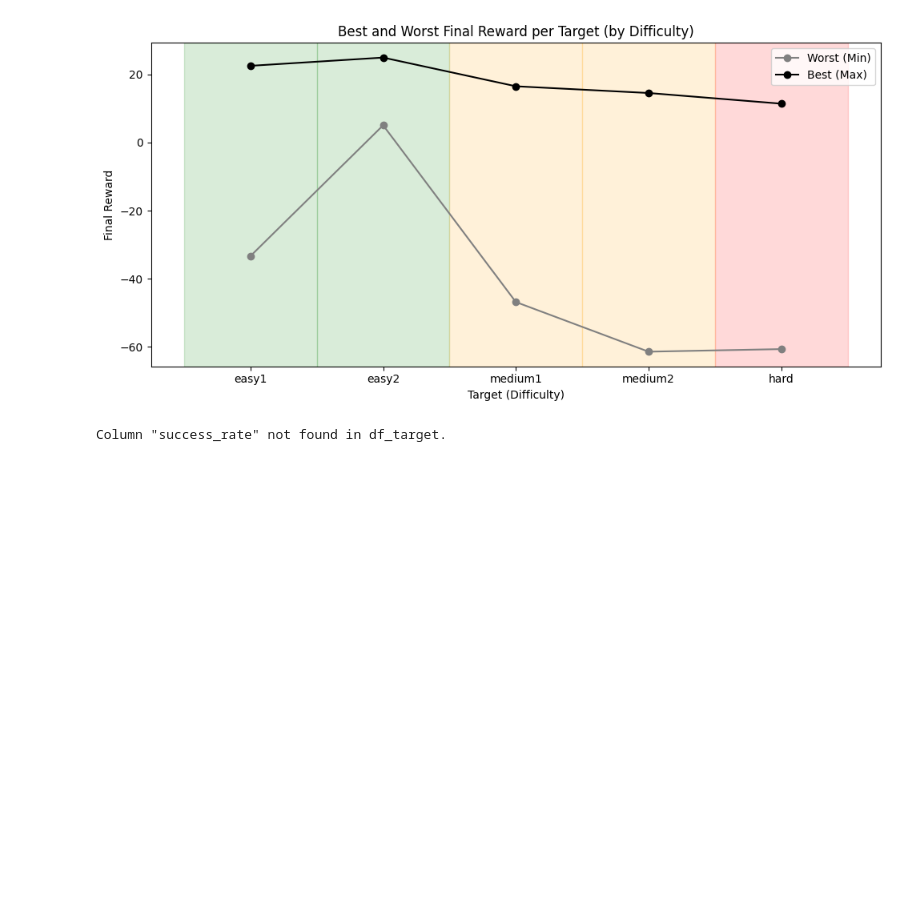
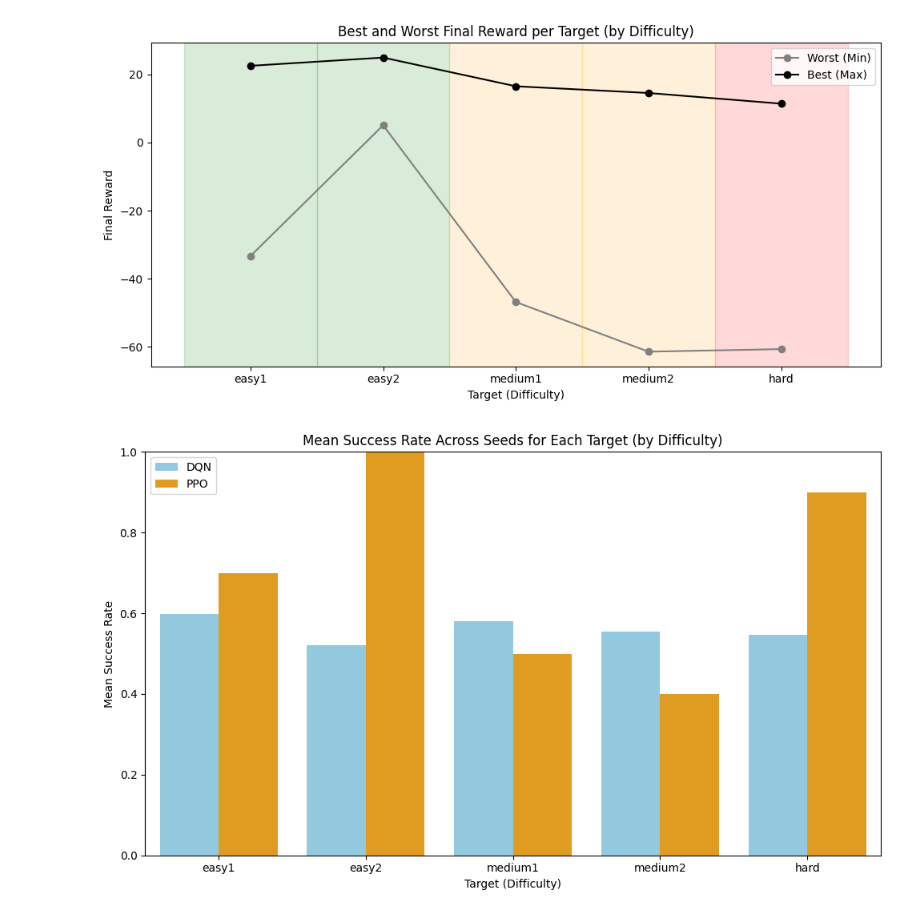
Before and after one commit to matteo-giordano/DIC_Project_Pt2, a Jupyter notebook: datachallengeg15/plots.ipynb, the cells around one changed output. Drawn from its saved outputs; the diff is of its cells as text; code cells hidden in the pictures; blank space fills up the shorter version.

Commit message:
Complete plots.ipynb

```diff
--- a/datachallengeg15/plots.ipynb
+++ b/datachallengeg15/plots.ipynb
@@ -94,18 +94,31 @@ if 'target_label' in df_ppo_target.columns:
 # %% [output]
 [figure]
 # %%
-# Mean Success Rate by Target (by Difficulty)
-if 'target_label' in df_target.columns and 'success_rate' in df_target.columns:
-    target_success = df_target.groupby('target_label')['success_rate'].mean().reindex(labels).reset_index()
-    plt.figure(figsize=(10, 6))
-    sns.barplot(data=target_success, x='target_label', y='success_rate', palette=target_palette, order=labels)
-    plt.title('Mean Success Rate Across Seeds for Each Target (by Difficulty)')
-    plt.ylabel('Mean Success Rate')
-    plt.xlabel('Target (Difficulty)')
-    plt.ylim(0, 1)
-    plt.tight_layout()
-    plt.show()
-else:
-    print('Column \"success_rate\" not found in df_target.')
+# Assuming df2_dqn and df2_ppo have been loaded, and labels & target_palette defined
+
+mean_success_dqn = df_dqn_target.groupby("target_label")["success_rate"].mean().reindex(labels).reset_index()
+mean_success_ppo = df_ppo_target.groupby("target_label")["success"].mean().reindex(labels).reset_index()
+
+# Merge DQN and PPO success rates into one DataFrame for seaborn plotting
+mean_success_dqn['algorithm'] = 'DQN'
+mean_success_dqn.rename(columns={'success_rate': 'mean_success'}, inplace=True)
+
+mean_success_ppo['algorithm'] = 'PPO'
+mean_success_ppo.rename(columns={'success': 'mean_success'}, inplace=True)
+
+df_success = pd.concat([mean_success_dqn[['target_label', 'mean_success', 'algorithm']],
+                        mean_success_ppo[['target_label', 'mean_success', 'algorithm']]],
+                       ignore_index=True)
+
+plt.figure(figsize=(10, 6))
+sns.barplot(data=df_success, x='target_label', y='mean_success', hue='algorithm',
+            palette=['skyblue', 'orange'], order=labels)
+plt.title('Mean Success Rate Across Seeds for Each Target (by Difficulty)')
+plt.ylabel('Mean Success Rate')
+plt.xlabel('Target (Difficulty)')
+plt.ylim(0, 1)
+plt.legend(loc='upper left')
+plt.tight_layout()
+plt.show()
 # %% [output]
-Column "success_rate" not found in df_target.
+[figure, added]
```
Also changed, not shown: parts of 3 cells of this notebook, 2 other files.
